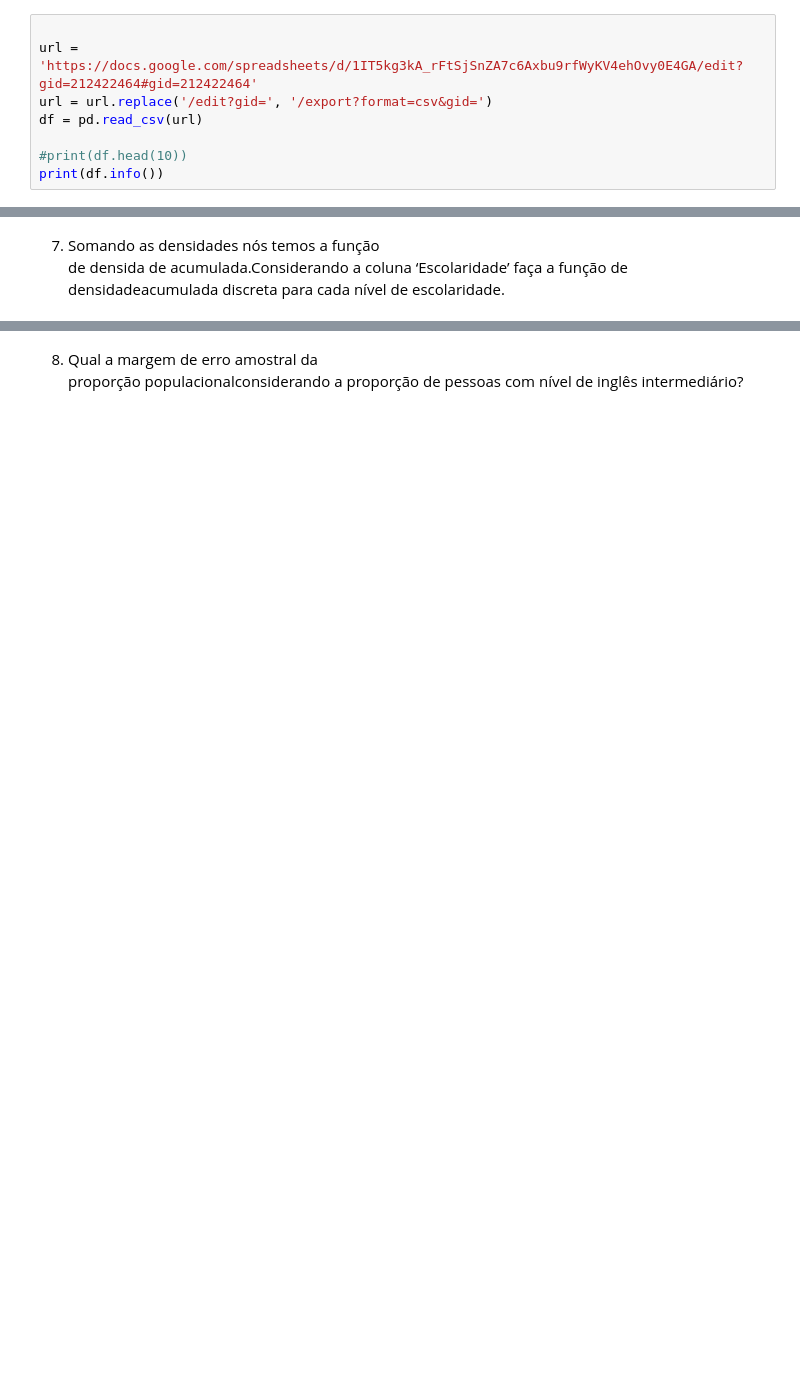
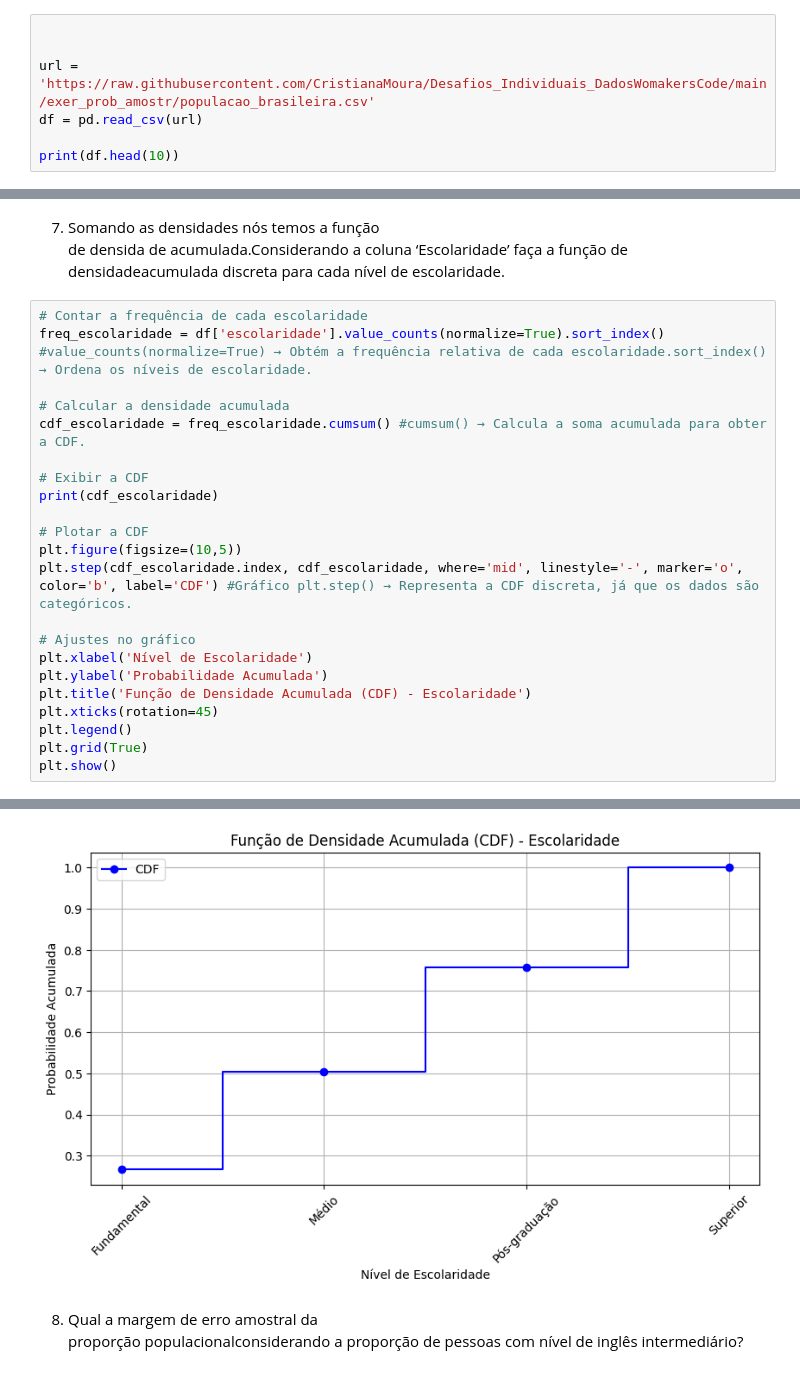
Before and after one commit to CristianaMoura/Desafios_Individuais_DadosWomakersCode, a Jupyter notebook: exer_prob_amostr/exer_prob_amost_Cris.ipynb.ipynb, the cells around one changed output, grey strips where cells are left out. Drawn from its saved outputs; the diff is of its cells as text; blank space fills up the shorter version.

```diff
--- a/exer_prob_amostr/exer_prob_amost_Cris.ipynb.ipynb
+++ b/exer_prob_amostr/exer_prob_amost_Cris.ipynb.ipynb
@@ -12,9 +17,8 @@ import matplotlib.pyplot as plt
 # %%
 
-url = 'https://docs.google.com/spreadsheets/d/1IT5kg3kA_rFtSjSnZA7c6Axbu9rfWyKV4ehOvy0E4GA/edit?gid=212422464#gid=212422464'
-url = url.replace('/edit?gid=', '/export?format=csv&gid=')
+
+url = 'https://raw.githubusercontent.com/CristianaMoura/Desafios_Individuais_DadosWomakersCode/main/exer_prob_amostr/populacao_brasileira.csv'
 df = pd.read_csv(url)
 
-#print(df.head(10))
-print(df.info())
+print(df.head(10))
 # %% [output]
@@ -150,3 +172,26 @@ plt.show()
 # %% [markdown]
 7.  Somando  as  densidades  nós  temos  a  função
     de  densida  de  acumulada.Considerando  a  coluna  ‘Escolaridade’  faça  a  função  de  densidadeacumulada discreta para cada nível de escolaridade.
+# %%
+# Contar a frequência de cada escolaridade
+freq_escolaridade = df['escolaridade'].value_counts(normalize=True).sort_index() #value_counts(normalize=True) → Obtém a frequência relativa de cada escolaridade.sort_index() → Ordena os níveis de escolaridade.
+
+# Calcular a densidade acumulada
+cdf_escolaridade = freq_escolaridade.cumsum() #cumsum() → Calcula a soma acumulada para obter a CDF.
+
+# Exibir a CDF
+print(cdf_escolaridade)
+
+# Plotar a CDF
+plt.figure(figsize=(10,5))
+plt.step(cdf_escolaridade.index, cdf_escolaridade, where='mid', linestyle='-', marker='o', color='b', label='CDF') #Gráfico plt.step() → Representa a CDF discreta, já que os dados são categóricos.
+
+# Ajustes no gráfico
+plt.xlabel('Nível de Escolaridade')
+plt.ylabel('Probabilidade Acumulada')
+plt.title('Função de Densidade Acumulada (CDF) - Escolaridade')
+plt.xticks(rotation=45)
+plt.legend()
+plt.grid(True)
+plt.show()
+# %% [output]
@@ -153,3 +204,4 @@ plt.show()
+[figure, added]
 # %% [markdown]
 8.  Qual  a  margem  de  erro  amostral  da
     proporção  populacionalconsiderando a proporção de pessoas com nível de inglês intermediário?
```
Also changed, not shown: parts of 15 cells of this notebook.
